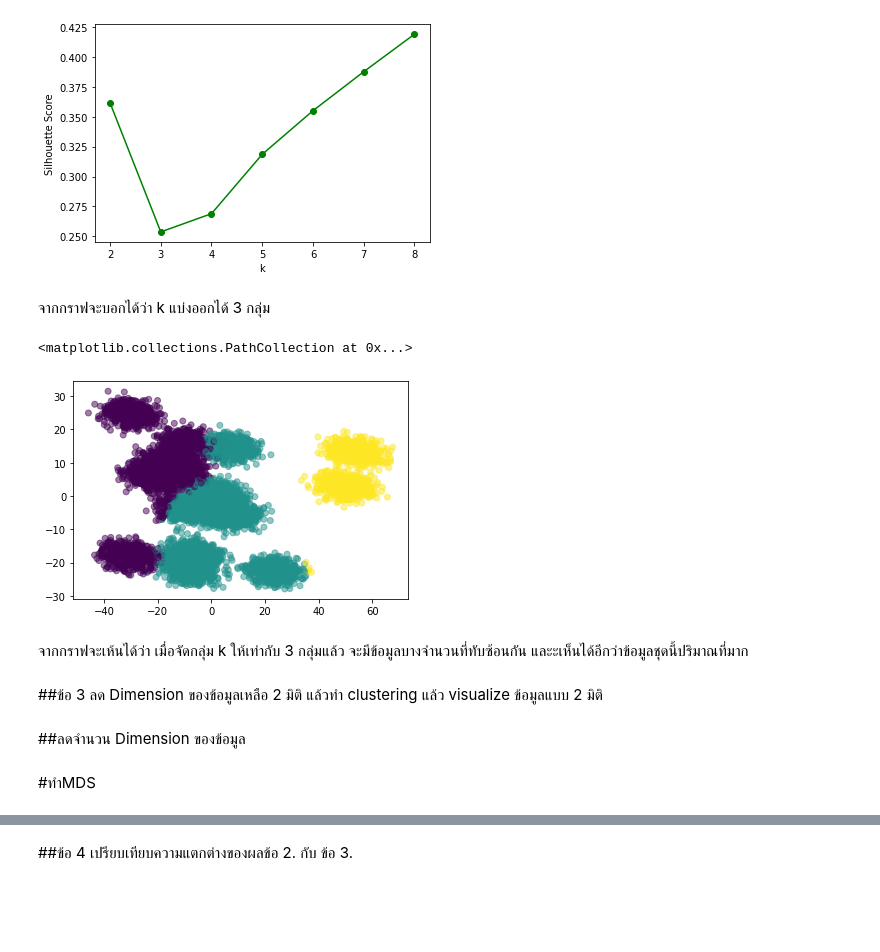
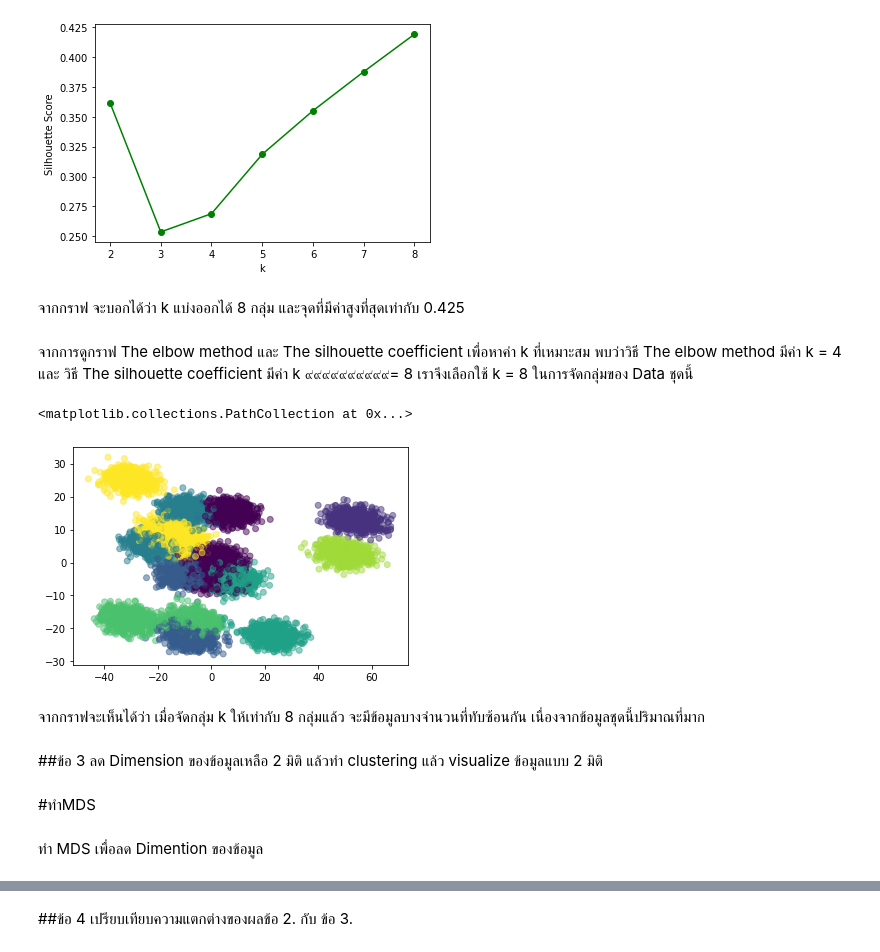
Before and after one commit to ploybongkot/Multivariate, a Jupyter notebook: Multivariate_Exam.ipynb, the cells around one changed output, grey strips where cells are left out. Cells and saved outputs as stored; diff of their text form; code cells hidden in the pictures; blank space fills up the shorter version.

```diff
--- a/Multivariate_Exam.ipynb
+++ b/Multivariate_Exam.ipynb
@@ -108,5 +110,5 @@ column = 23<=> column = 21 corrcoef = 1.0
 # %%
-newdata = Data.iloc[1:,:20]
+newdata = Data.iloc[:,1:]
 # %%
 newdata
 # %% [output]
@@ -223,23 +247,25 @@ plt.ylabel('Silhouette Score');
 # %% [output]
 [figure]
 # %% [markdown]
-จากกราฟจะบอกได้ว่า k แบ่งออกได้ 3 กลุ่ม
+จากกราฟ จะบอกได้ว่า k แบ่งออกได้ 8 กลุ่ม และจุดที่มีค่าสูงที่สุดเท่ากับ 0.425
+# %% [markdown]
+จากการดูกราฟ The elbow method และ The silhouette coefficient เพื่อหาค่า k ที่เหมาะสม พบว่าวิธี The elbow method มีค่า k = 4 และ วิธี The silhouette coefficient มีค่า k ๙๙๙๙๙๙๙๙๙๙= 8 เราจึงเลือกใช้ k = 8 ในการจัดกลุ่มของ Data ชุดนี้
 # %%
-kmeans = KMeans(n_clusters = 3,random_state=2021)
+kmeans = KMeans(n_clusters = 8,random_state=2021)
 kmeans.fit(newdata)
 y = kmeans.predict(newdata)
 plt.scatter(new_pca[:,0],new_pca[:,1],c=y,alpha=0.5)
 # %% [output]
 <matplotlib.collections.PathCollection at 0x...>
-[figure, old version]
+[figure, new version]
 # %% [markdown]
-จากกราฟจะเห้นได้ว่า เมื่อจัดกลุ่ม k ให้เท่ากับ 3 กลุ่มแล้ว จะมีข้อมูลบางจำนวนที่ทับซ้อนกัน และะเห็นได้อีกว่าข้อมูลชุดนี้ปริมาณที่มาก
+จากกราฟจะเห็นได้ว่า เมื่อจัดกลุ่ม k ให้เท่ากับ 8 กลุ่มแล้ว จะมีข้อมูลบางจำนวนที่ทับซ้อนกัน เนื่องจากข้อมูลชุดนี้ปริมาณที่มาก
 # %% [markdown]
 ##ข้อ 3 ลด Dimension ของข้อมูลเหลือ 2 มิติ แล้วทำ clustering แล้ว visualize ข้อมูลแบบ 2 มิติ
-# %% [markdown]
-##ลดจำนวน Dimension ของข้อมูล
 # %% [markdown]
 #ทำMDS
+# %% [markdown]
+ทำ MDS เพื่อลด Dimention ของข้อมูล
 # %%
 from sklearn.manifold import MDS
 # %%
```
Also changed, not shown: parts of 63 cells of this notebook.
